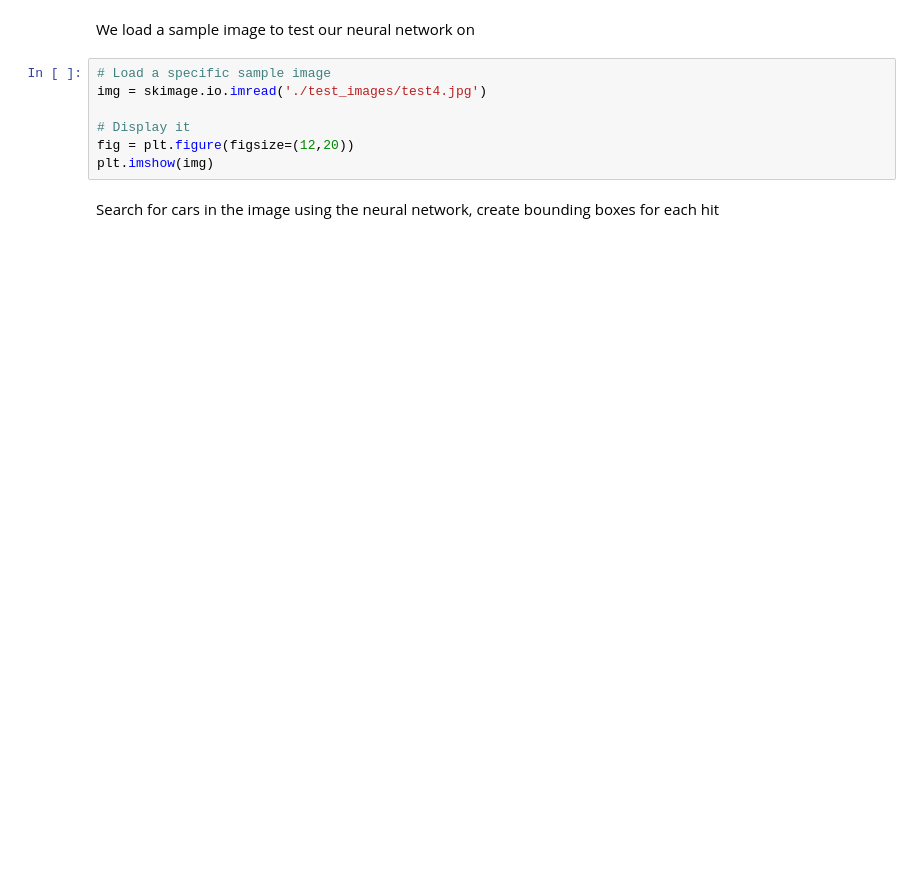
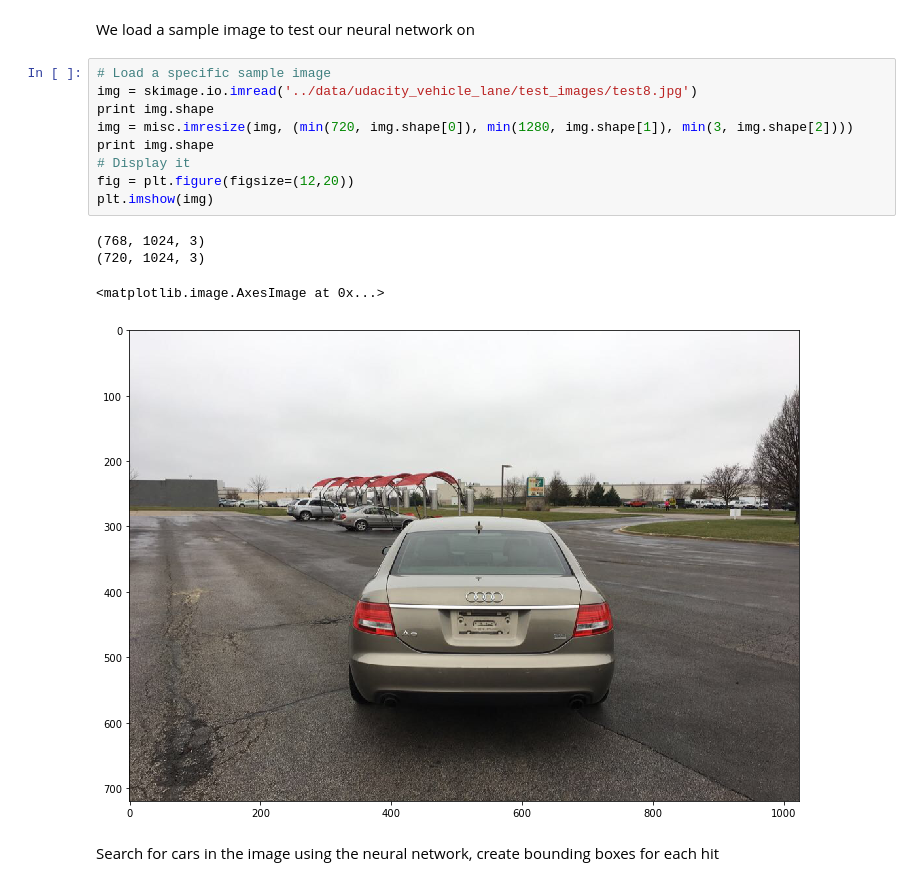
Before and after one commit to gohar94/Carzam, a Jupyter notebook: nbs/sdc_vehicle_detection.ipynb, the cells around one changed output. Cells and saved outputs as stored; diff of their text form; blank space fills up the shorter version.

```diff
--- a/nbs/sdc_vehicle_detection.ipynb
+++ b/nbs/sdc_vehicle_detection.ipynb
@@ -252,11 +255,18 @@ Ground-truth: NO CAR with value 0.0
 We load a sample image to test our neural network on
 # %%
 # Load a specific sample image
-img = skimage.io.imread('./test_images/test4.jpg')
-
+img = skimage.io.imread('../data/udacity_vehicle_lane/test_images/test8.jpg')
+print img.shape
+img = misc.imresize(img, (min(720, img.shape[0]), min(1280, img.shape[1]), min(3, img.shape[2])))
+print img.shape
 # Display it
 fig = plt.figure(figsize=(12,20))
 plt.imshow(img)
+# %% [output]
+(768, 1024, 3)
+(720, 1024, 3)
+<matplotlib.image.AxesImage at 0x...>
+[figure, added]
 # %% [markdown]
 Search for cars in the image using the neural network, create bounding boxes for each hit
 # %%
```
Also changed, not shown: parts of 6 cells of this notebook, 1 other file.
